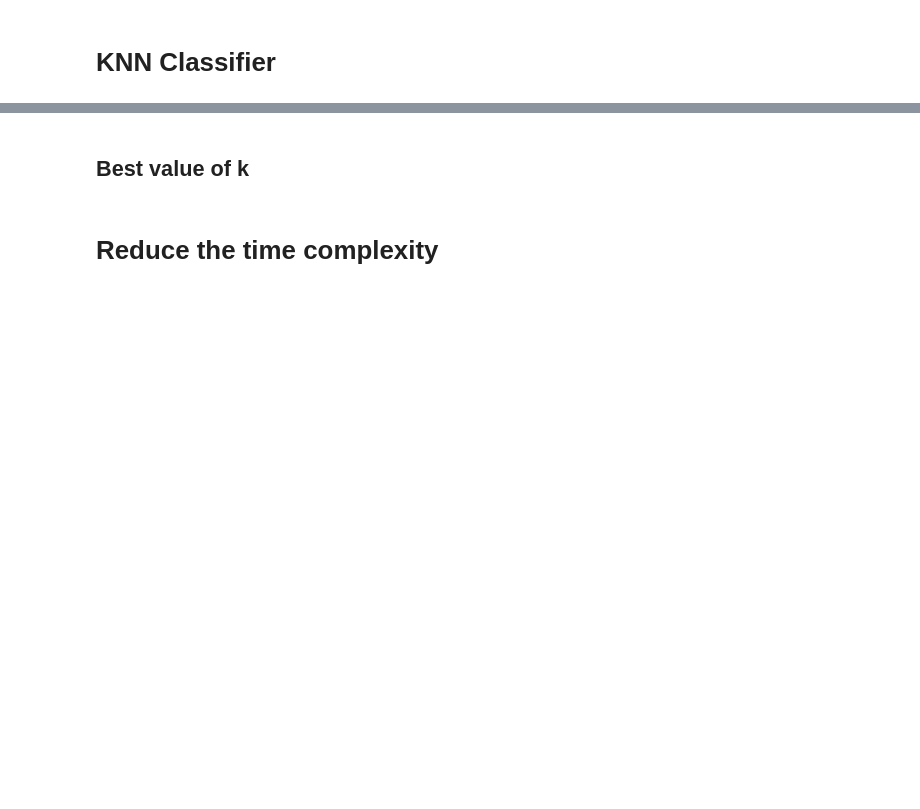
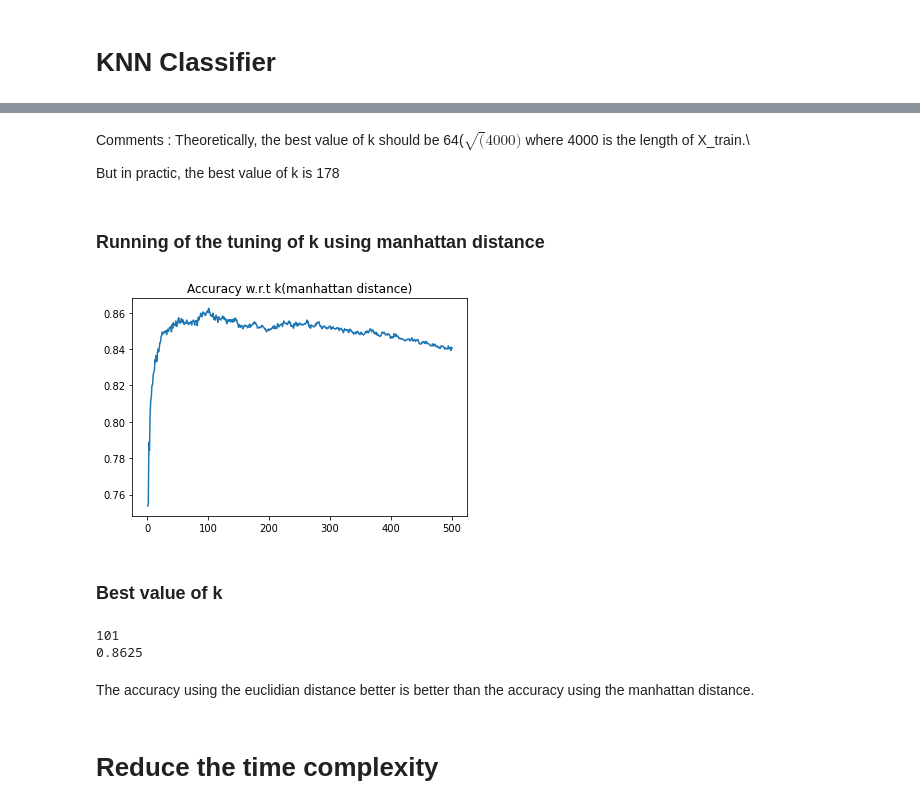
Before and after one commit to Manuela-AYO/Knn, a Jupyter notebook: Waveform_EDA.ipynb, the cells around one changed output, grey strips where cells are left out. Drawn from its saved outputs; the diff is of its cells as text; code cells hidden in the pictures; blank space fills up the shorter version.

```diff
--- a/Waveform_EDA.ipynb
+++ b/Waveform_EDA.ipynb
@@ -541,11 +586,42 @@ plt.plot(np.array(np.arange(1,len(mean_cv_k))), mean_cv_k[1:])
+# %% [markdown]
+Comments : Theoretically, the best value of k should be 64($\sqrt(4000)$ where 4000 is the length of X_train.\
+
+But in practic, the best value of k is 178
+# %% [markdown]
+### Running of the tuning of k using manhattan distance
+# %%
+# let us take a look on the impact of k over the accuracy
+clf = knnClassifier(metric = "manhattan_distance", opt = True)
+
+# theoretical optimal value for k
+optimal_n = int(np.sqrt(len(X_train)/3))
+max_n = 500
+
+# mean cross-validation error over k
+mean_cv_k = np.zeros(max_n+1)
+
+# perform cross-validation
+validation_scores = cross_validation_split(X_train, y_train, 10, clf, max_n)
+for i in range(1,max_n+1):
+  mean_cv_k[i] = np.mean(validation_scores[:,i])
+
+# plot the observation
+plt.plot(np.array(np.arange(1,len(mean_cv_k))), mean_cv_k[1:])
+plt.title("Accuracy w.r.t k(manhattan distance)")
+plt.show()
+# %% [output]
+[figure, added]
 # %% [markdown]
-## Best value of k
+### Best value of k
 # %%
 k = np.argmax(mean_cv_k)
 print(k)
-print(mean_cv_k[178])
-print(mean_cv_k[36])
-print(mean_cv_k[37])
+print(mean_cv_k[k])
+# %% [output]
+101
+0.8625
+# %% [markdown]
+The accuracy using the euclidian distance better is better than the accuracy using the manhattan distance.
 # %% [markdown]
 # Reduce the time complexity
 # %% [markdown]
```
Also changed, not shown: parts of 52 cells of this notebook.
